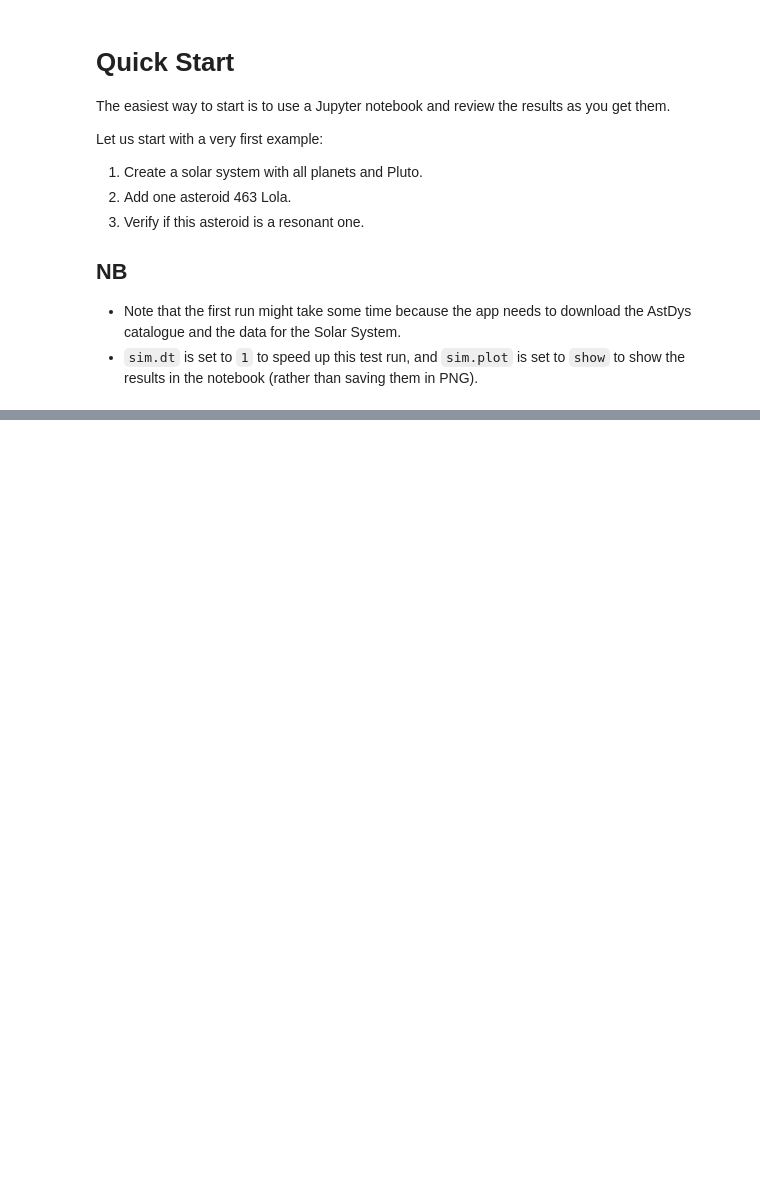
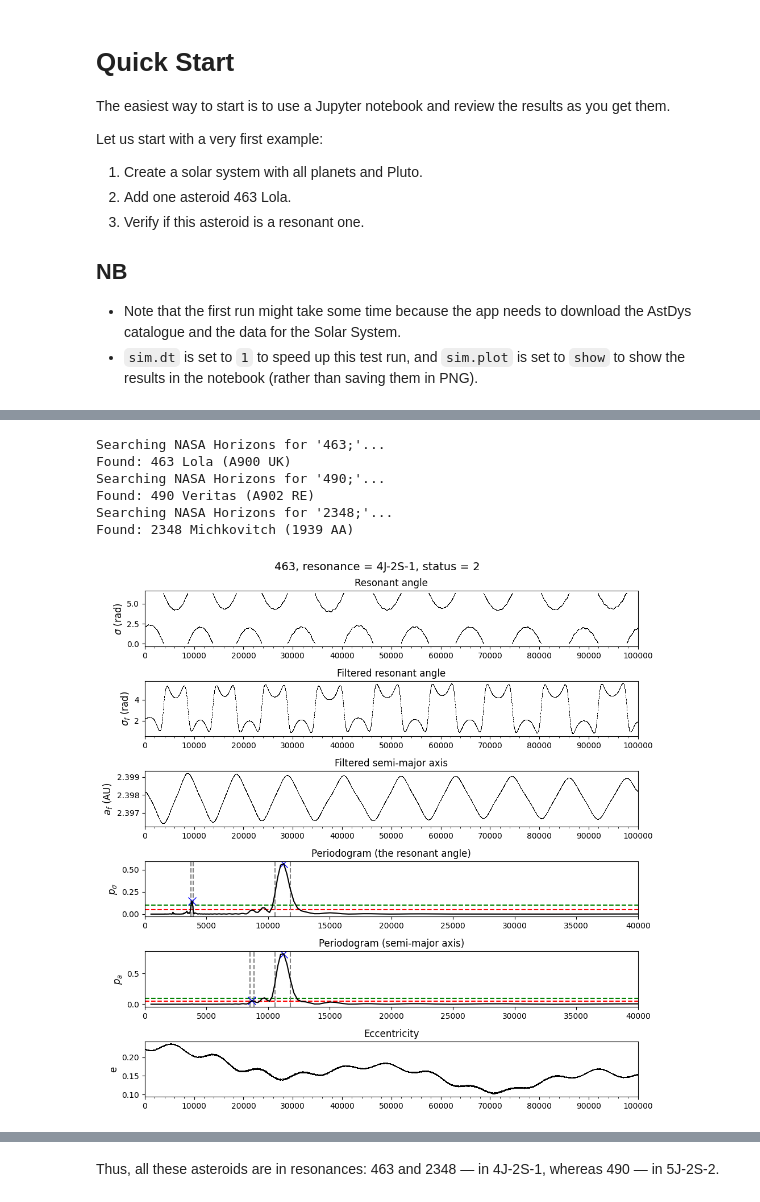
Before and after one commit to smirik/resonances, a Jupyter notebook: docs/quick-start.ipynb, the cells around one changed output, grey strips where cells are left out. Drawn from its saved outputs; the diff is of its cells as text; code cells hidden in the pictures; blank space fills up the shorter version.

```diff
--- a/docs/quick-start.ipynb
+++ b/docs/quick-start.ipynb
@@ -40,0 +132,11 @@ There are extra lines on the panels related to the periodograms of the semi-majo
+# %%
+sim = resonances.find([463, 490, 2348], planets=['Jupiter', 'Saturn'])
+sim.run()
+# %% [output]
+Searching NASA Horizons for '463;'...
+Found: 463 Lola (A900 UK)
+Searching NASA Horizons for '490;'...
+Found: 490 Veritas (A902 RE)
+Searching NASA Horizons for '2348;'...
+Found: 2348 Michkovitch (1939 AA)
+[figure, added]
@@ -40,0 +145,2 @@ There are extra lines on the panels related to the periodograms of the semi-majo
+# %% [markdown]
+Thus, all these asteroids are in resonances: 463 and 2348 — in 4J-2S-1, whereas 490 — in 5J-2S-2.
```
Also changed, not shown: parts of 25 cells of this notebook, 50 other files.
